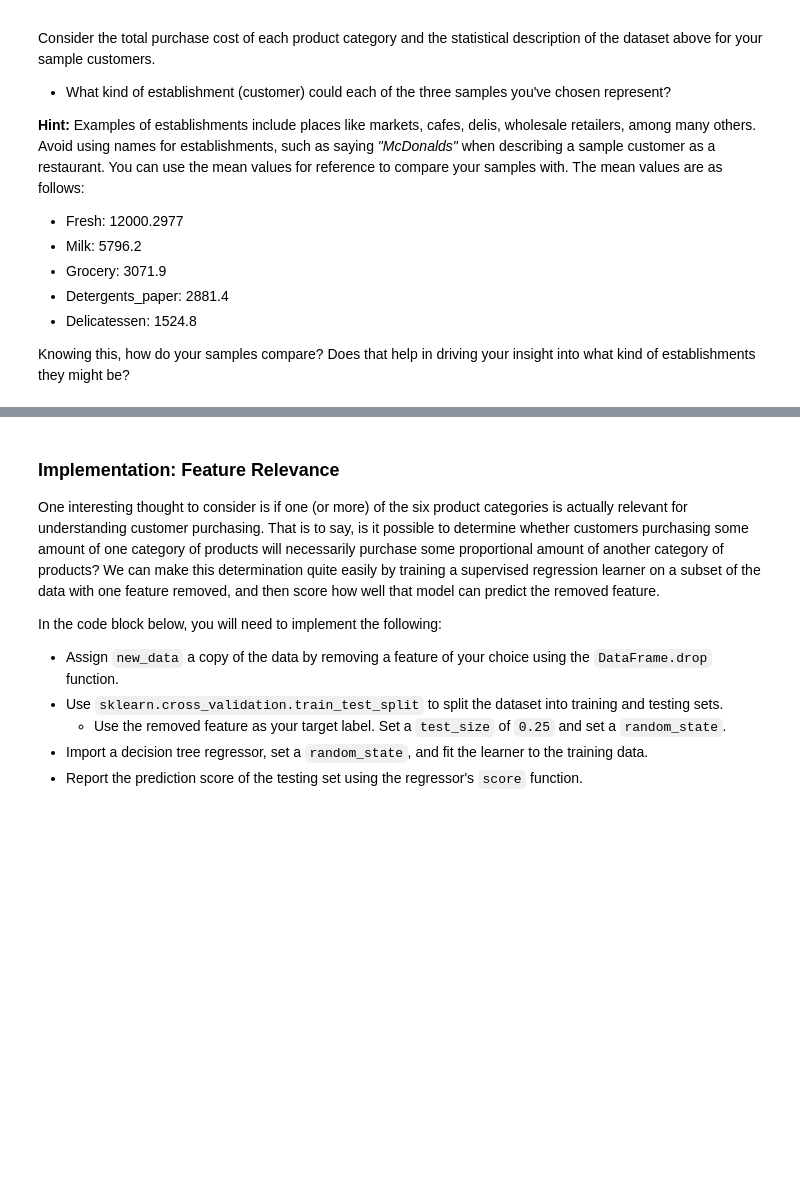
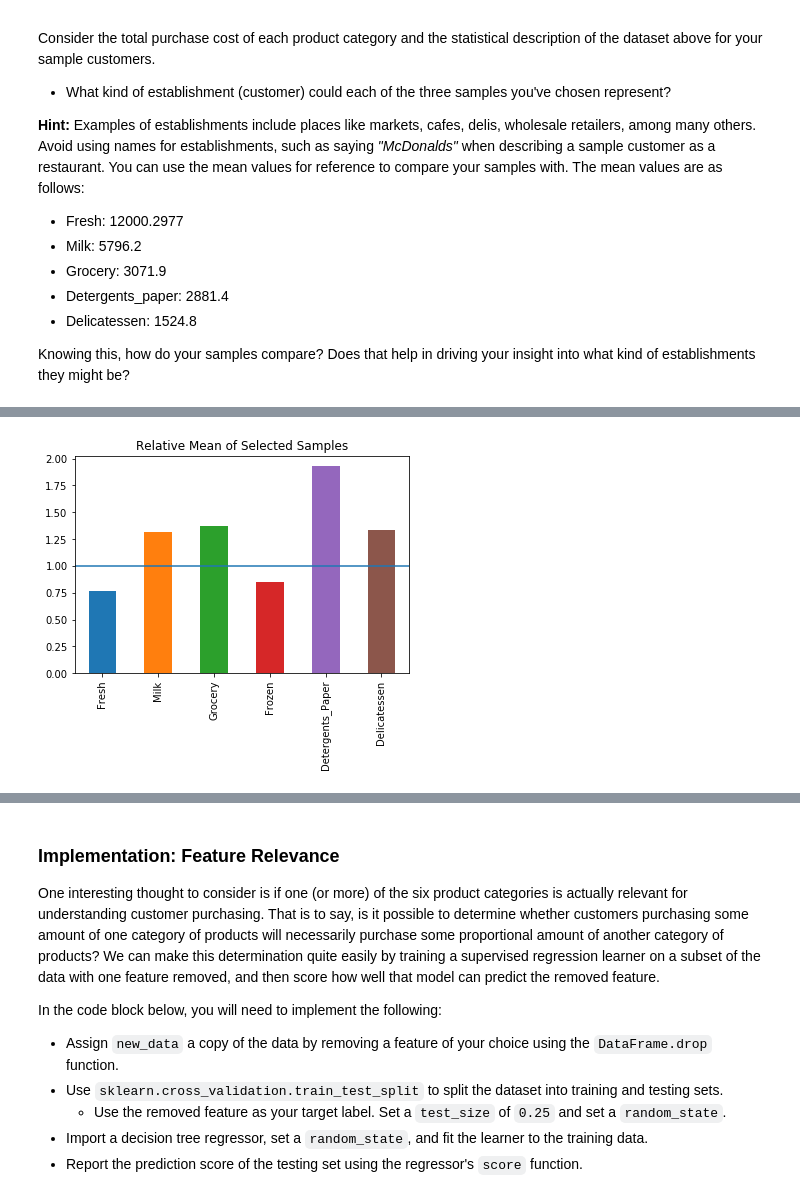
Before and after one commit to MatthewChatham/customer-segments, a Jupyter notebook: customer_segments.ipynb, the cells around one changed output, grey strips where cells are left out. Saved outputs shown, nothing was run; the diff lists cells and outputs as text; code cells hidden in the pictures; blank space fills up the shorter version.

```diff
--- a/customer_segments.ipynb
+++ b/customer_segments.ipynb
@@ -87,0 +104,6 @@ Knowing this, how do your samples compare? Does that help in driving your insigh
+# %%
+ax = (samples.mean() / data.mean()).plot(kind='bar')
+ax.set_title('Relative Mean of Selected Samples');
+ax.axhline(y=1);
+# %% [output]
+[figure, added]
```
Also changed, not shown: parts of 37 cells of this notebook, 1 other file.
